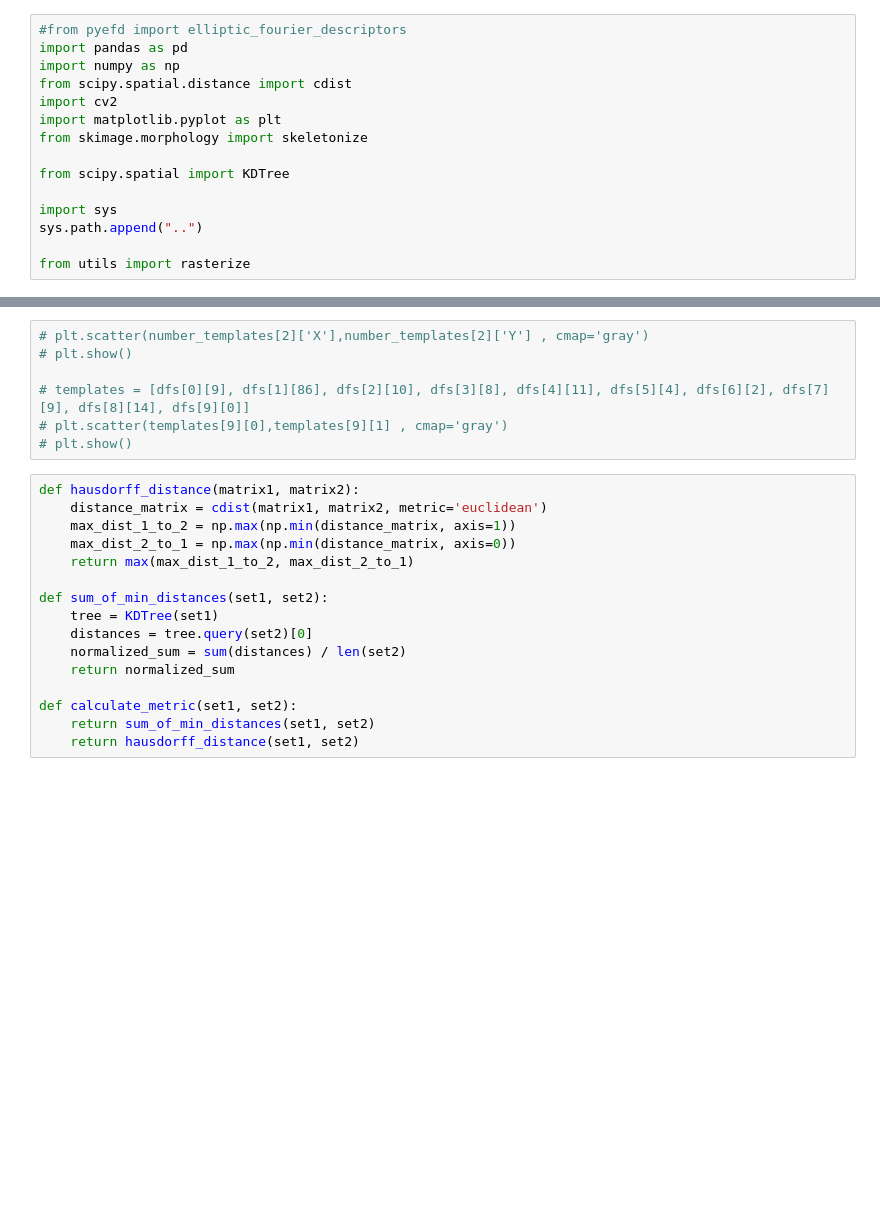
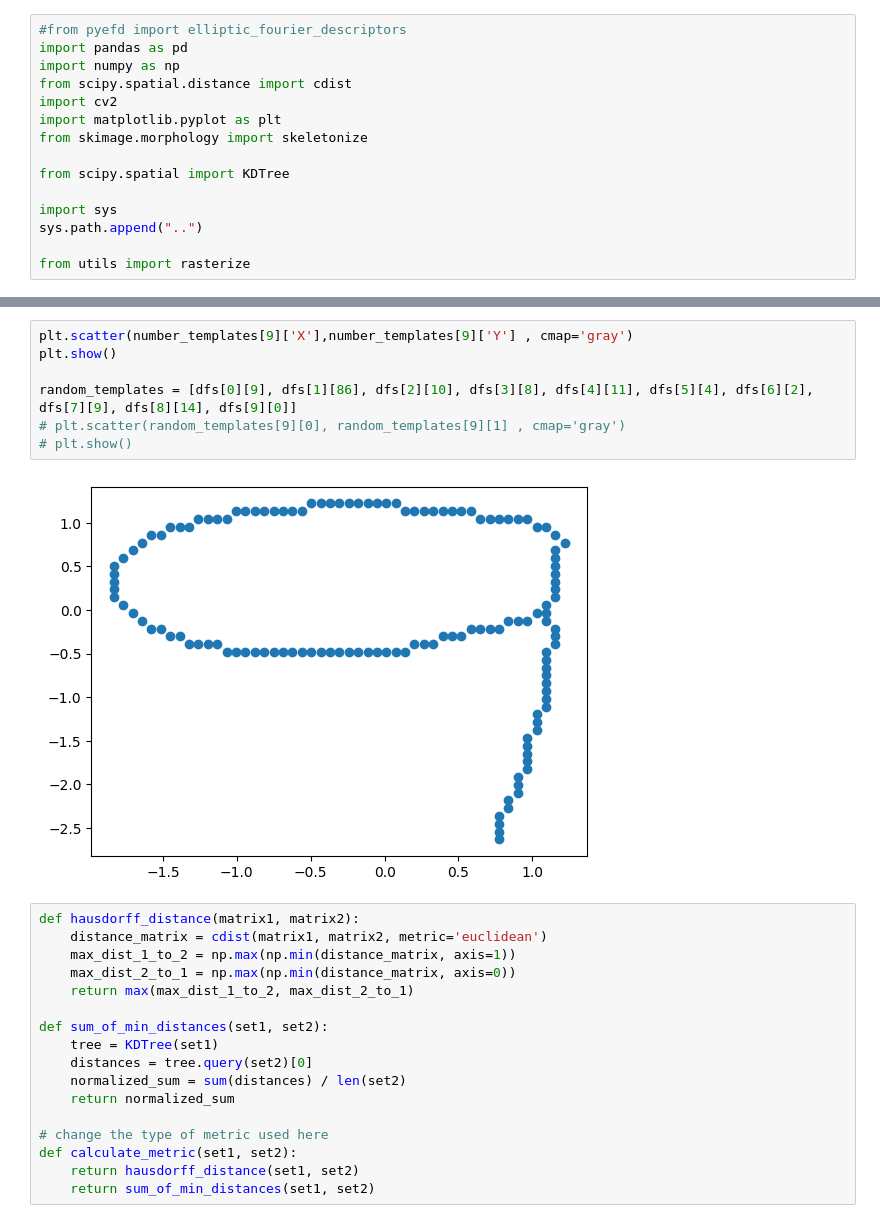
Before and after one commit to tornikeo/LeapMotionOCR, a Jupyter notebook: matej/matej.ipynb, the cells around one changed output, grey strips where cells are left out. Drawn from its saved outputs; the diff is of its cells as text; blank space fills up the shorter version.

```diff
--- a/matej/matej.ipynb
+++ b/matej/matej.ipynb
@@ -76,10 +95,12 @@ for num in range(10):
 # %%
-# plt.scatter(number_templates[2]['X'],number_templates[2]['Y'] , cmap='gray')
+plt.scatter(number_templates[9]['X'],number_templates[9]['Y'] , cmap='gray')
+plt.show()
+
+random_templates = [dfs[0][9], dfs[1][86], dfs[2][10], dfs[3][8], dfs[4][11], dfs[5][4], dfs[6][2], dfs[7][9], dfs[8][14], dfs[9][0]]
+# plt.scatter(random_templates[9][0], random_templates[9][1] , cmap='gray')
 # plt.show()
-
-# templates = [dfs[0][9], dfs[1][86], dfs[2][10], dfs[3][8], dfs[4][11], dfs[5][4], dfs[6][2], dfs[7][9], dfs[8][14], dfs[9][0]]
-# plt.scatter(templates[9][0],templates[9][1] , cmap='gray')
-# plt.show()
+# %% [output]
+[figure, added]
 # %%
 def hausdorff_distance(matrix1, matrix2):
     distance_matrix = cdist(matrix1, matrix2, metric='euclidean')
@@ -93,8 +114,9 @@ def sum_of_min_distances(set1, set2):
     normalized_sum = sum(distances) / len(set2)
     return normalized_sum
 
+# change the type of metric used here
 def calculate_metric(set1, set2):
+    return hausdorff_distance(set1, set2)
     return sum_of_min_distances(set1, set2)
-    return hausdorff_distance(set1, set2)
 # %%
 DEBUG=False
```
Also changed, not shown: parts of 4 cells of this notebook, 4 other files.
